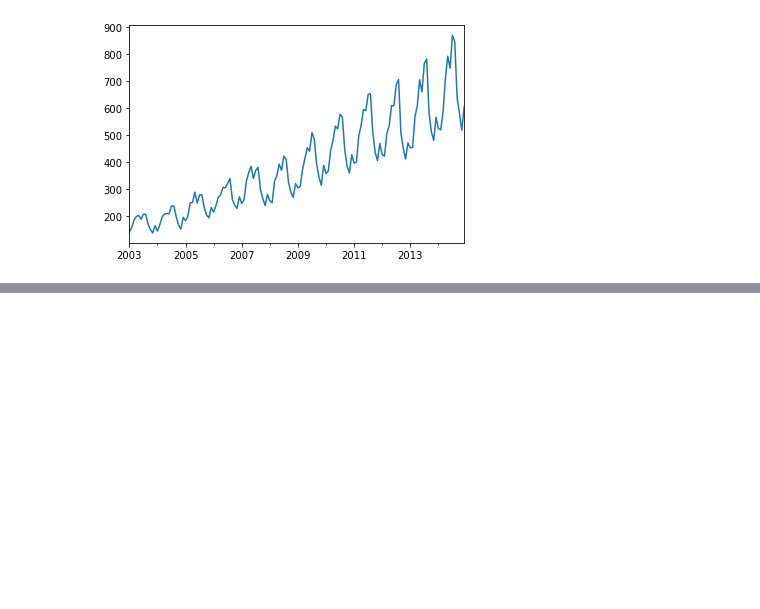
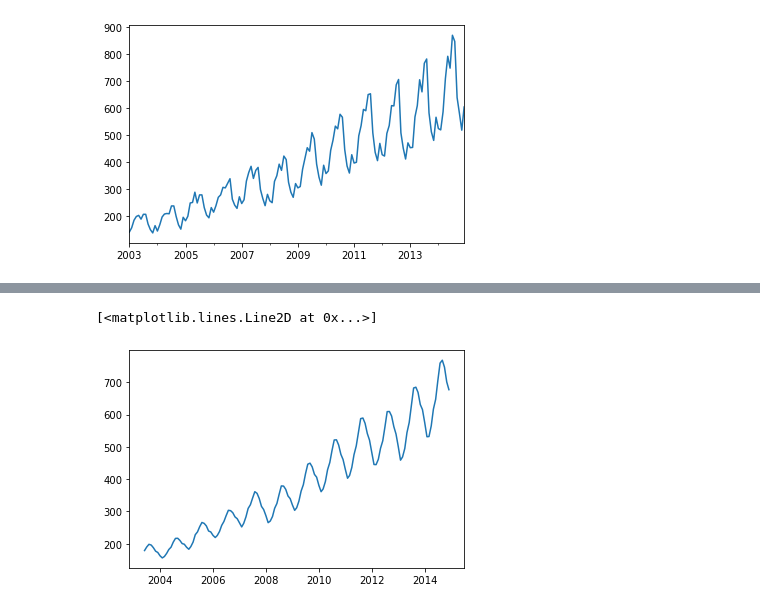
Before and after one commit to FazlullahBokhari/AI.workspace, a Jupyter notebook: Time Series.ipynb, the cells around one changed output, grey strips where cells are left out. Drawn from its saved outputs; the diff is of its cells as text; code cells hidden in the pictures; blank space fills up the shorter version.

```diff
--- a/Time Series.ipynb
+++ b/Time Series.ipynb
@@ -256,0 +324,5 @@ decompose.plot();
+# %%
+plt.plot(ts_sales.rolling(window=6).mean())
+# %% [output]
+[<matplotlib.lines.Line2D at 0x...>]
+[figure, added]
```
Also changed, not shown: parts of 29 cells of this notebook.
